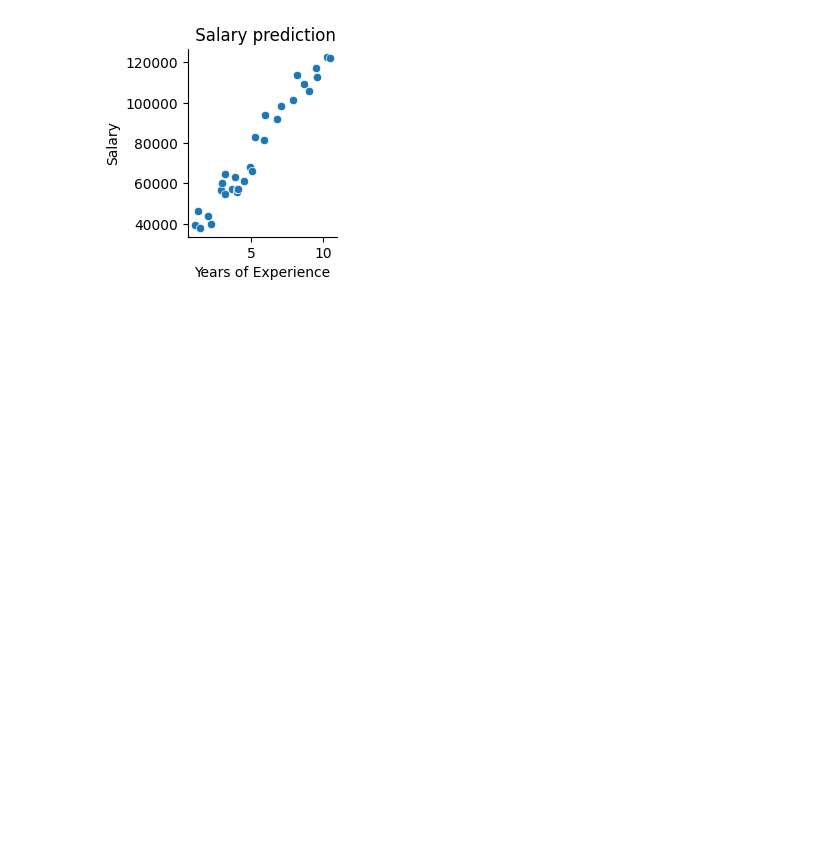
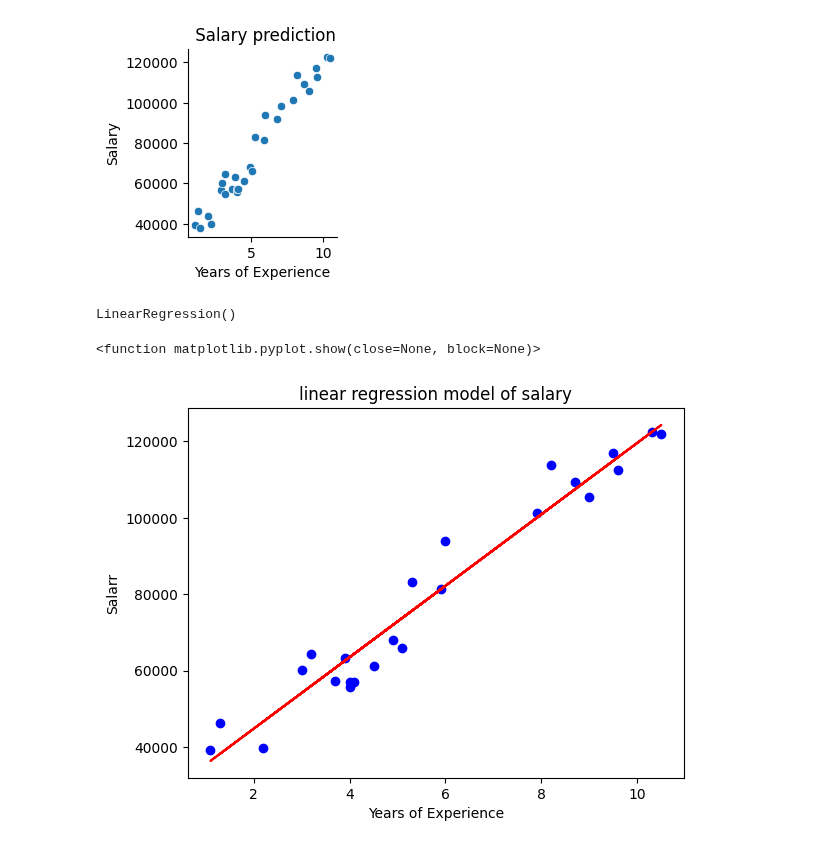
Before and after one commit to MohamedGamal-Ahmed/Ai_Amit_Diploma, a Jupyter notebook: Learning_Amit/lr_v1.ipynb, the cells around one changed output. Drawn from its saved outputs; the diff is of its cells as text; code cells hidden in the pictures; blank space fills up the shorter version.

```diff
--- a/Learning_Amit/lr_v1.ipynb
+++ b/Learning_Amit/lr_v1.ipynb
@@ -36,3 +48,18 @@ X = data.iloc[:,:-1]
 Y = data.iloc[:,1]
 # %%
 x_train, x_test, y_train, y_test = train_test_split(X, Y, train_size=0.8, random_state=10)
+# %%
+my_model = LinearRegression()
+my_model.fit(x_train, y_train)
+# %% [output]
+LinearRegression()
+# %%
+plt.scatter(x_train,y_train , color='blue')
+plt.plot(x_train, my_model.predict(x_train), color='red')
+plt.xlabel ('Years of Experience')
+plt.ylabel('Salarr')
+plt.title('linear regression model of salary')
+plt.show
+# %% [output]
+<function matplotlib.pyplot.show(close=None, block=None)>
+[figure, added]
```
Also changed, not shown: parts of 16 cells of this notebook.
